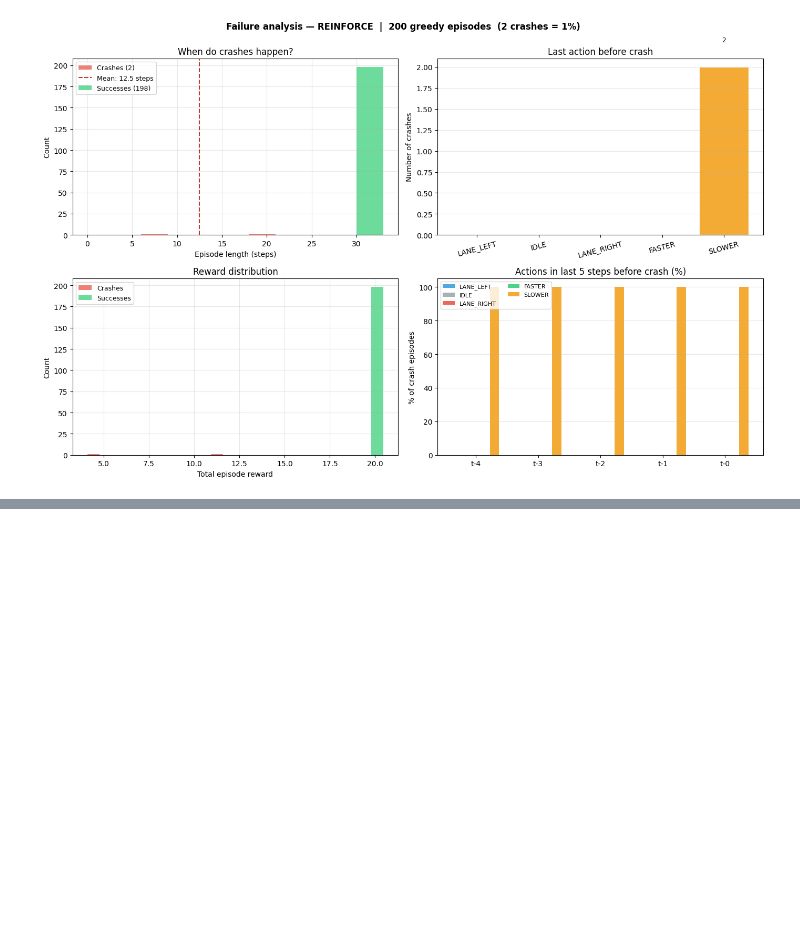
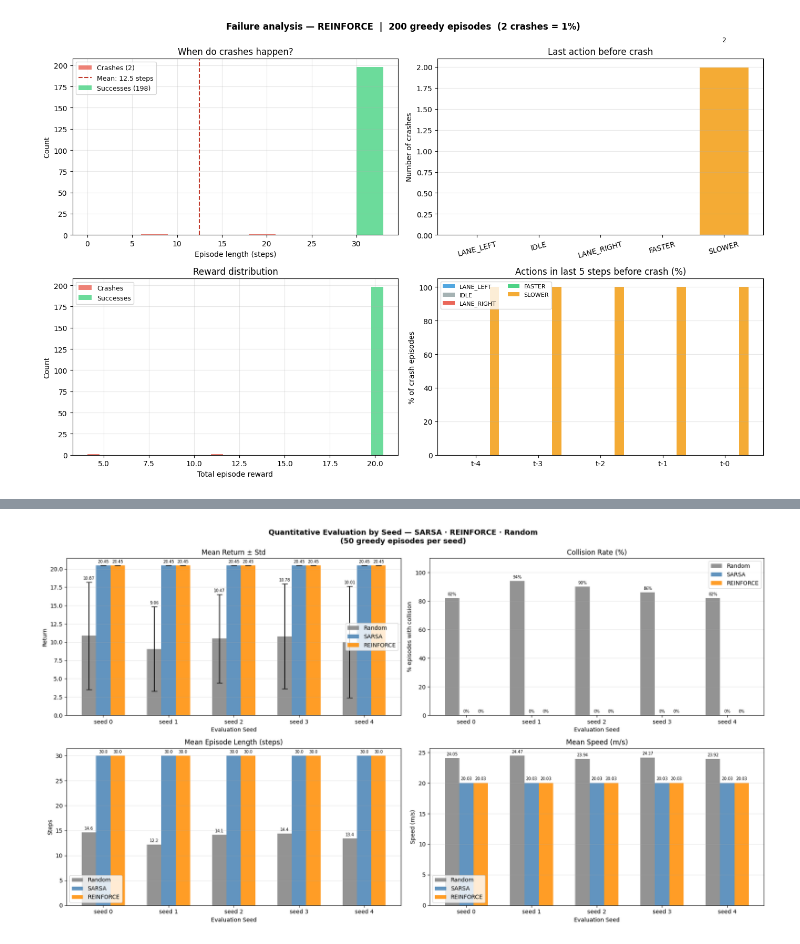
Before and after one commit to sarrasakgi/rl-highway-project-grp15, a Jupyter notebook: RL_SARSA_REINFORCE.ipynb, the cells around one changed output, grey strips where cells are left out. Drawn from its saved outputs; the diff is of its cells as text; code cells hidden in the pictures; blank space fills up the shorter version.

```diff
--- a/RL_SARSA_REINFORCE.ipynb
+++ b/RL_SARSA_REINFORCE.ipynb
@@ -695,7 +697,7 @@ SAVE_DIR = "checkpoints"
 
 # ── Re-create agent objects (identical hyperparams to training) ───────
 sarsa_agent = SemiGradientSARSA(obs_dim=OBS_DIM, n_actions=N_ACTIONS)
-sarsa_agent.W = np.load(os.path.join(SAVE_DIR, "sarsa_weights_2.npy"))
+sarsa_agent.W = np.load(os.path.join(SAVE_DIR, "sarsa_weights_3.npy"))
 sarsa_agent.epsilon = 0.0  # greedy for evaluation
 print(f"SARSA weights loaded  — shape: {sarsa_agent.W.shape}")
 
@@ -1498,0 +1644,93 @@ Collecting REINFORCE episodes …
+# %%
+agent_labels_q  = ["Random", "SARSA", "REINFORCE"]
+agent_colors_q  = {"Random": "gray", "SARSA": "steelblue", "REINFORCE": "darkorange"}
+
+x     = np.arange(len(EVAL_SEEDS_Q))
+n_ag  = len(agent_labels_q)
+width = 0.22
+offsets = [(i - (n_ag - 1) / 2) * width for i in range(n_ag)]
+
+fig, axes = plt.subplots(2, 2, figsize=(18, 10))
+fig.suptitle(
+    f"Quantitative Evaluation by Seed — SARSA · REINFORCE · Random\n"
+    f"({N_EVAL_SEEDS} greedy episodes per seed)",
+    fontsize=13, fontweight="bold",
+)
+
+# ── Panel 1: Mean Return ± Std ────────────────────────────────────────
+ax = axes[0, 0]
+for i, ag in enumerate(agent_labels_q):
+    means = [seed_quant[ag][s]["mean_return"] for s in EVAL_SEEDS_Q]
+    stds  = [seed_quant[ag][s]["std_return"]  for s in EVAL_SEEDS_Q]
+    bars  = ax.bar(x + offsets[i], means, width, yerr=stds,
+                   label=ag, color=agent_colors_q[ag], capsize=5, alpha=0.85)
+    ax.bar_label(bars, fmt="%.2f", padding=3, fontsize=7)
+ax.set_title("Mean Return ± Std")
+ax.set_xlabel("Evaluation Seed")
+ax.set_ylabel("Return")
+ax.set_xticks(x)
+ax.set_xticklabels([f"seed {s}" for s in EVAL_SEEDS_Q])
+ax.legend()
+ax.grid(True, alpha=0.3, axis="y")
+
+# ── Panel 2: Collision Rate ───────────────────────────────────────────
+ax = axes[0, 1]
+for i, ag in enumerate(agent_labels_q):
+    crates = [seed_quant[ag][s]["collision_rate"] for s in EVAL_SEEDS_Q]
+    bars   = ax.bar(x + offsets[i], crates, width,
+                    label=ag, color=agent_colors_q[ag], alpha=0.85)
+    ax.bar_label(bars, fmt="%.0f%%", padding=3, fontsize=7)
+ax.set_title("Collision Rate (%)")
+ax.set_xlabel("Evaluation Seed")
+ax.set_ylabel("% episodes with collision")
+ax.set_ylim(0, 110)
+ax.set_xticks(x)
+ax.set_xticklabels([f"seed {s}" for s in EVAL_SEEDS_Q])
+ax.legend()
+ax.grid(True, alpha=0.3, axis="y")
+
+# ── Panel 3: Mean Episode Length ─────────────────────────────────────
+ax = axes[1, 0]
+for i, ag in enumerate(agent_labels_q):
+    lengths = [seed_quant[ag][s]["mean_length"] for s in EVAL_SEEDS_Q]
+    bars    = ax.bar(x + offsets[i], lengths, width,
+                     label=ag, color=agent_colors_q[ag], alpha=0.85)
+    ax.bar_label(bars, fmt="%.1f", padding=3, fontsize=7)
+ax.set_title("Mean Episode Length (steps)")
+ax.set_xlabel("Evaluation Seed")
+ax.set_ylabel("Steps")
+ax.set_xticks(x)
+ax.set_xticklabels([f"seed {s}" for s in EVAL_SEEDS_Q])
+ax.legend()
+ax.grid(True, alpha=0.3, axis="y")
+
+# ── Panel 4: Mean Speed ───────────────────────────────────────────────
+ax = axes[1, 1]
+for i, ag in enumerate(agent_labels_q):
+    speeds = [seed_quant[ag][s]["mean_speed"] for s in EVAL_SEEDS_Q]
+    bars   = ax.bar(x + offsets[i], speeds, width,
+                    label=ag, color=agent_colors_q[ag], alpha=0.85)
+    ax.bar_label(bars, fmt="%.2f", padding=3, fontsize=7)
+ax.set_title("Mean Speed (m/s)")
+ax.set_xlabel("Evaluation Seed")
+ax.set_ylabel("Speed (m/s)")
+ax.set_xticks(x)
+ax.set_xticklabels([f"seed {s}" for s in EVAL_SEEDS_Q])
+ax.legend()
+ax.grid(True, alpha=0.3, axis="y")
+
+plt.tight_layout()
+plt.show()
+
+# ── Aggregate summary (mean across all seeds) ─────────────────────────
+print(f"\n{'Agent':<12} {'Return (↑)':>14} {'Collision% (↓)':>16} "
+      f"{'Ep. Length (↑)':>16} {'Speed (↑)':>12}")
+print("-" * 72)
+for ag in agent_labels_q:
+    ret   = np.mean([seed_quant[ag][s]["mean_return"]    for s in EVAL_SEEDS_Q])
+    col   = np.mean([seed_quant[ag][s]["collision_rate"] for s in EVAL_SEEDS_Q])
+    lng   = np.mean([seed_quant[ag][s]["mean_length"]    for s in EVAL_SEEDS_Q])
+    spd   = np.mean([seed_quant[ag][s]["mean_speed"]     for s in EVAL_SEEDS_Q])
+    print(f"{ag:<12} {ret:>14.3f} {col:>15.1f}% {lng:>15.1f} {spd:>12.2f}")
+# %% [output]
+[figure, added]
```
Also changed, not shown: parts of 16 cells of this notebook.
